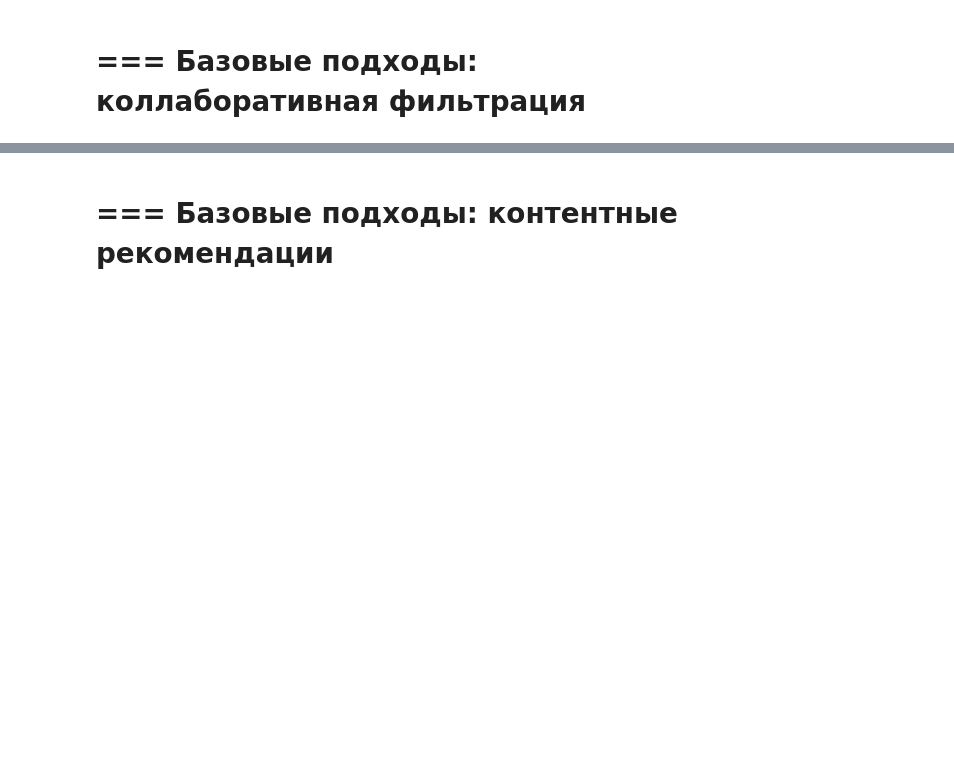
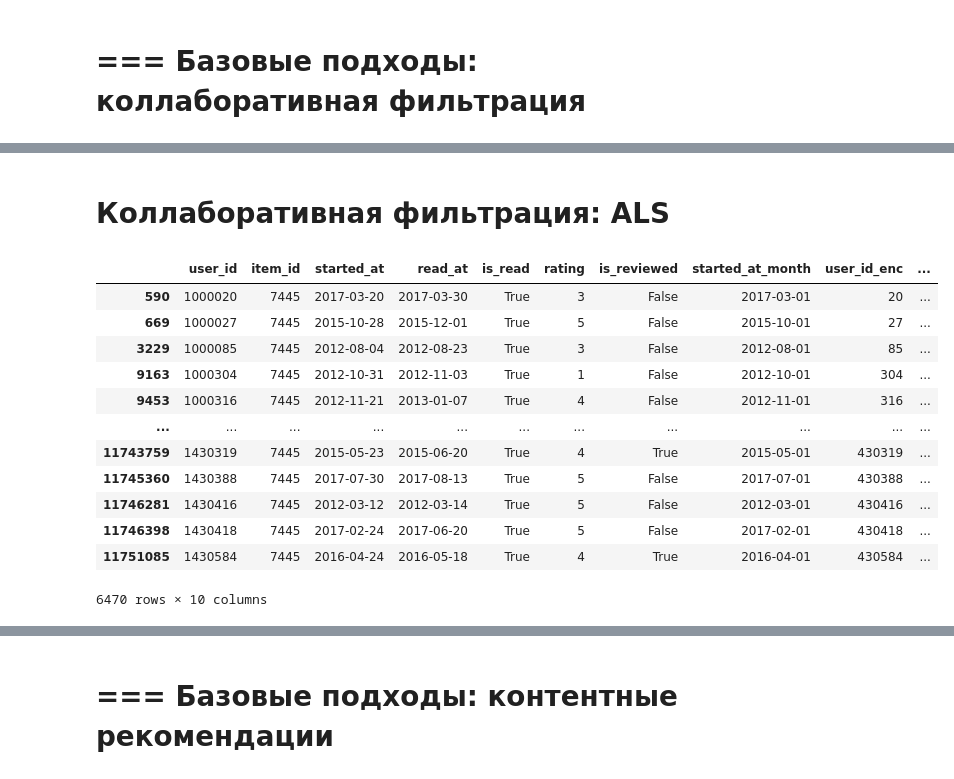
Before and after one commit to marsel171/mle-recsys-start, a Jupyter notebook: main_offline.ipynb, the cells around one changed output, grey strips where cells are left out. Drawn from its saved outputs; the diff is of its cells as text; code cells hidden in the pictures; blank space fills up the shorter version.

```diff
--- a/main_offline.ipynb
+++ b/main_offline.ipynb
@@ -272,0 +345,9 @@ print(f"Среднее покрытие пользователей: {cold_users_
+# %%
+print("История (последние события, recent)")
+user_history = (
+    events_train
+    .query("user_id == @user_id")
+    .merge(items.set_index("item_id")[["author", "title", "genre_and_votes"]], on="item_id")
+)
+user_history_to_print = user_history[["author", "title", "started_at", "read_at", "rating", "genre_and_votes"]].tail(10)
+display(user_history_to_print)
@@ -272,0 +389,37 @@ print(f"Среднее покрытие пользователей: {cold_users_
+# %% [markdown]
+# Коллаборативная фильтрация: ALS
+# %%
+import scipy
+import sklearn.preprocessing
+
+# перекодируем идентификаторы пользователей:
+# из имеющихся в последовательность 0, 1, 2, ...
+user_encoder = sklearn.preprocessing.LabelEncoder()
+user_encoder.fit(events["user_id"])
+events_train["user_id_enc"] = user_encoder.transform(events_train["user_id"])
+events_test["user_id_enc"] = user_encoder.transform(events_test["user_id"])
+
+# перекодируем идентификаторы объектов:
+# из имеющихся в последовательность 0, 1, 2, ...
+item_encoder = sklearn.preprocessing.LabelEncoder()
+item_encoder.fit(items["item_id"])
+items["item_id_enc"] = item_encoder.transform(items["item_id"])
+# %%
+events_train["item_id_enc"] = item_encoder.transform(events_train["item_id"])
+events_test["item_id_enc"] = item_encoder.transform(events_test["item_id"])
+# %%
+events_train[events_train["item_id"]==7445]
+# %% [output]
+|  | user_id | item_id | started_at | read_at | is_read | rating | is_reviewed | started_at_month | user_id_enc | ... |
+| 590 | 1000020 | 7445 | 2017-03-20 | 2017-03-30 | True | 3 | False | 2017-03-01 | 20 | ... |
+| 669 | 1000027 | 7445 | 2015-10-28 | 2015-12-01 | True | 5 | False | 2015-10-01 | 27 | ... |
+| 3229 | 1000085 | 7445 | 2012-08-04 | 2012-08-23 | True | 3 | False | 2012-08-01 | 85 | ... |
+| 9163 | 1000304 | 7445 | 2012-10-31 | 2012-11-03 | True | 1 | False | 2012-10-01 | 304 | ... |
+| 9453 | 1000316 | 7445 | 2012-11-21 | 2013-01-07 | True | 4 | False | 2012-11-01 | 316 | ... |
+| ... | ... | ... | ... | ... | ... | ... | ... | ... | ... | ... |
+| 11743759 | 1430319 | 7445 | 2015-05-23 | 2015-06-20 | True | 4 | True | 2015-05-01 | 430319 | ... |
+| 11745360 | 1430388 | 7445 | 2017-07-30 | 2017-08-13 | True | 5 | False | 2017-07-01 | 430388 | ... |
+| 11746281 | 1430416 | 7445 | 2012-03-12 | 2012-03-14 | True | 5 | False | 2012-03-01 | 430416 | ... |
+| 11746398 | 1430418 | 7445 | 2017-02-24 | 2017-06-20 | True | 5 | False | 2017-02-01 | 430418 | ... |
+| 11751085 | 1430584 | 7445 | 2016-04-24 | 2016-05-18 | True | 4 | True | 2016-04-01 | 430584 | ... |
+6470 rows × 10 columns
```
Also changed, not shown: parts of 68 cells of this notebook.
